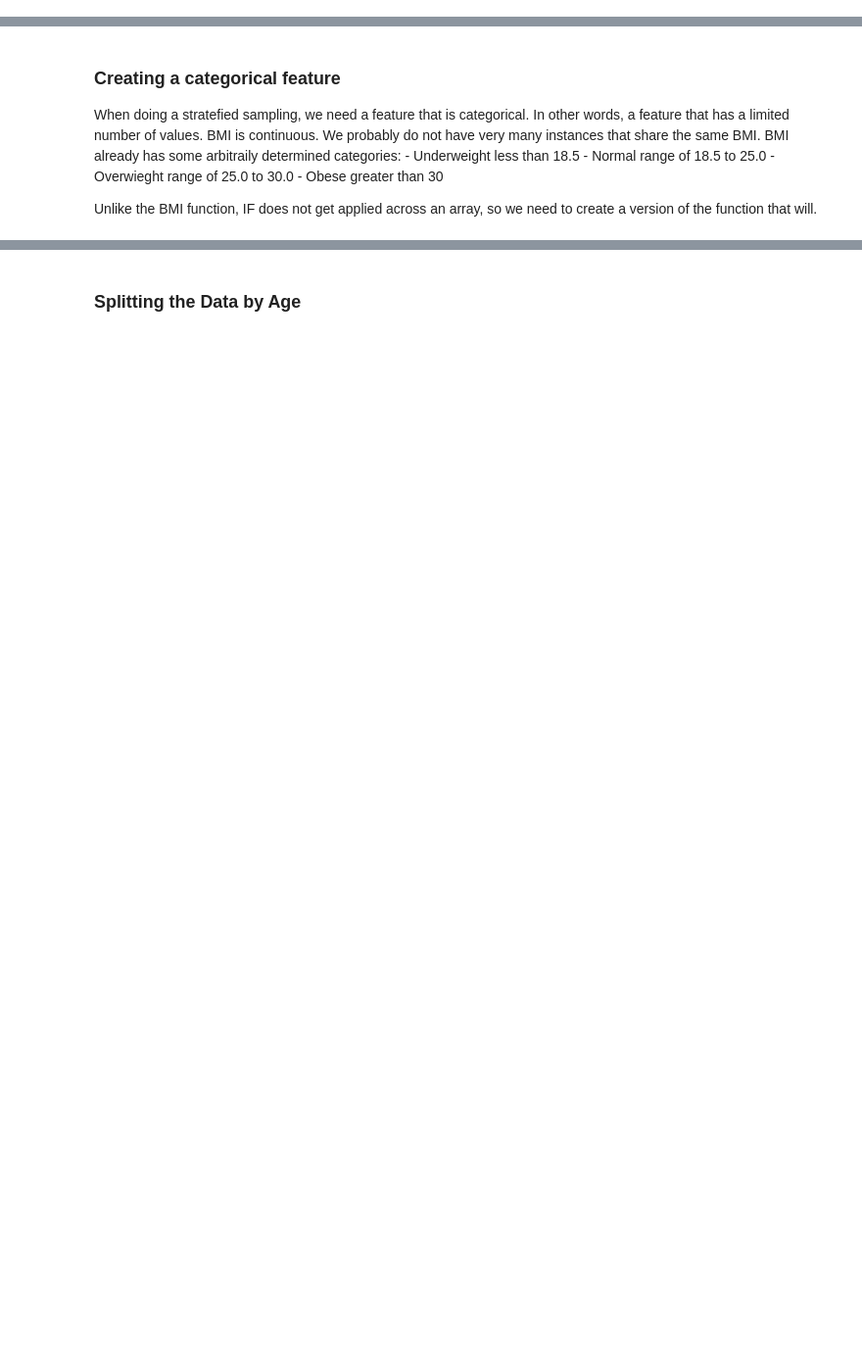
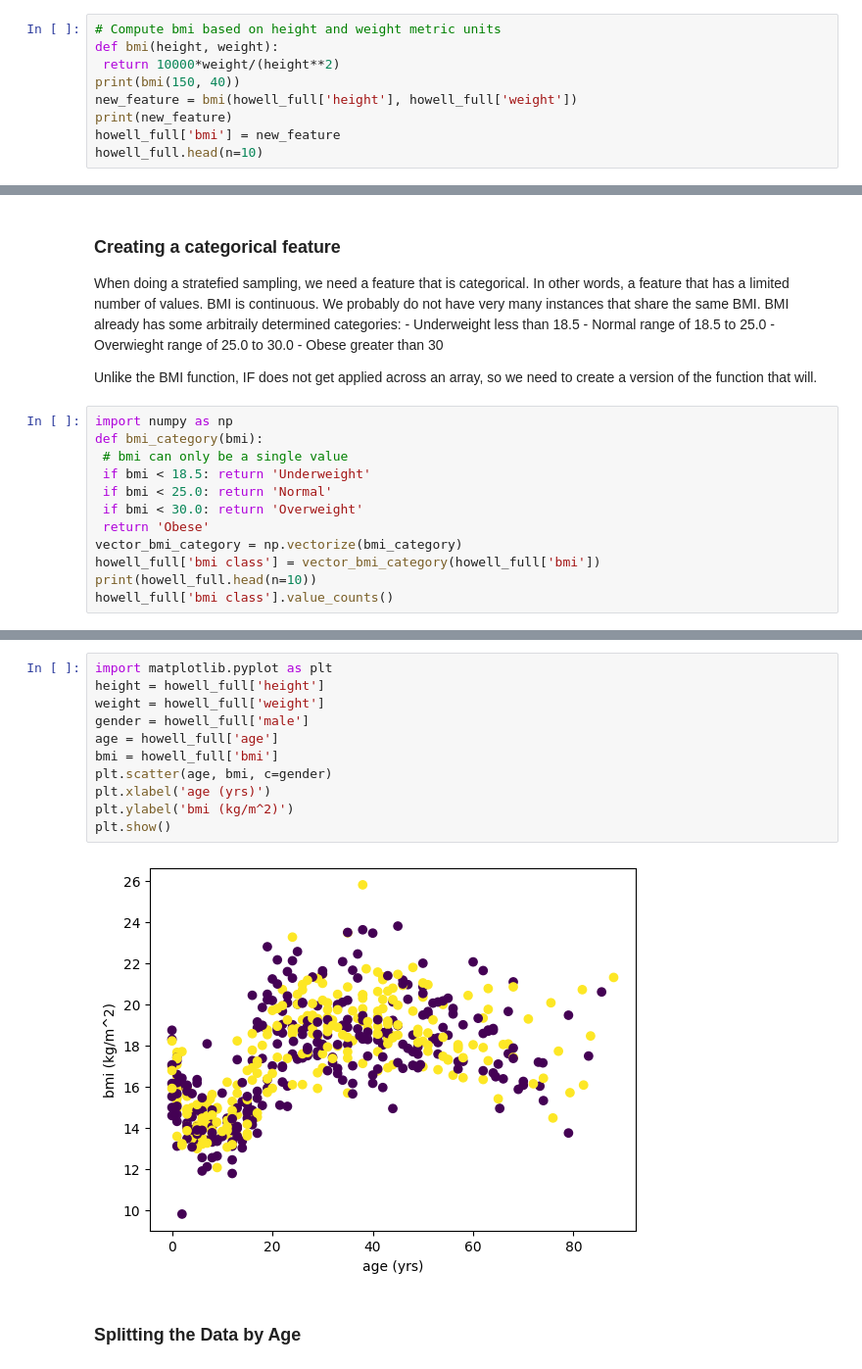
Before and after one commit to mrberns1/streaming-02-multiple-processes, a Jupyter notebook: Applied-Machine-Learning/Lab2_work/lab2_starter.ipynb, the cells around one changed output, grey strips where cells are left out. Shown: that part at 98% size. Cells and saved outputs as stored; diff of their text form; blank space fills up the shorter version.

```diff
--- a/Applied-Machine-Learning/Lab2_work/lab2_starter.ipynb
+++ b/Applied-Machine-Learning/Lab2_work/lab2_starter.ipynb
@@ -48,2 +173,11 @@ howell_full.info()
 # %% [markdown]
 ### Adding a New Feature
+# %%
+# Compute bmi based on height and weight metric units
+def bmi(height, weight):
+ return 10000*weight/(height**2)
+print(bmi(150, 40))
+new_feature = bmi(howell_full['height'], howell_full['weight'])
+print(new_feature)
+howell_full['bmi'] = new_feature
+howell_full.head(n=10)
@@ -56,3 +215,15 @@ When doing a stratefied sampling, we need a feature that is categorical.  In oth
     - Obese greater than 30
 
 Unlike the BMI function, IF does not get applied across an array, so we need to create a version of the function that will.
+# %%
+import numpy as np
+def bmi_category(bmi):
+ # bmi can only be a single value
+ if bmi < 18.5: return 'Underweight'
+ if bmi < 25.0: return 'Normal'
+ if bmi < 30.0: return 'Overweight'
+ return 'Obese'
+vector_bmi_category = np.vectorize(bmi_category)
+howell_full['bmi class'] = vector_bmi_category(howell_full['bmi'])
+print(howell_full.head(n=10))
+howell_full['bmi class'].value_counts()
@@ -59,2 +246,15 @@ Unlike the BMI function, IF does not get applied across an array, so we need to
+# %%
+import matplotlib.pyplot as plt
+height = howell_full['height']
+weight = howell_full['weight']
+gender = howell_full['male']
+age = howell_full['age']
+bmi = howell_full['bmi']
+plt.scatter(age, bmi, c=gender)
+plt.xlabel('age (yrs)')
+plt.ylabel('bmi (kg/m^2)')
+plt.show()
+# %% [output]
+[figure, added]
 # %% [markdown]
 ### Splitting the Data by Age
```
Also changed, not shown: parts of 18 cells of this notebook.
